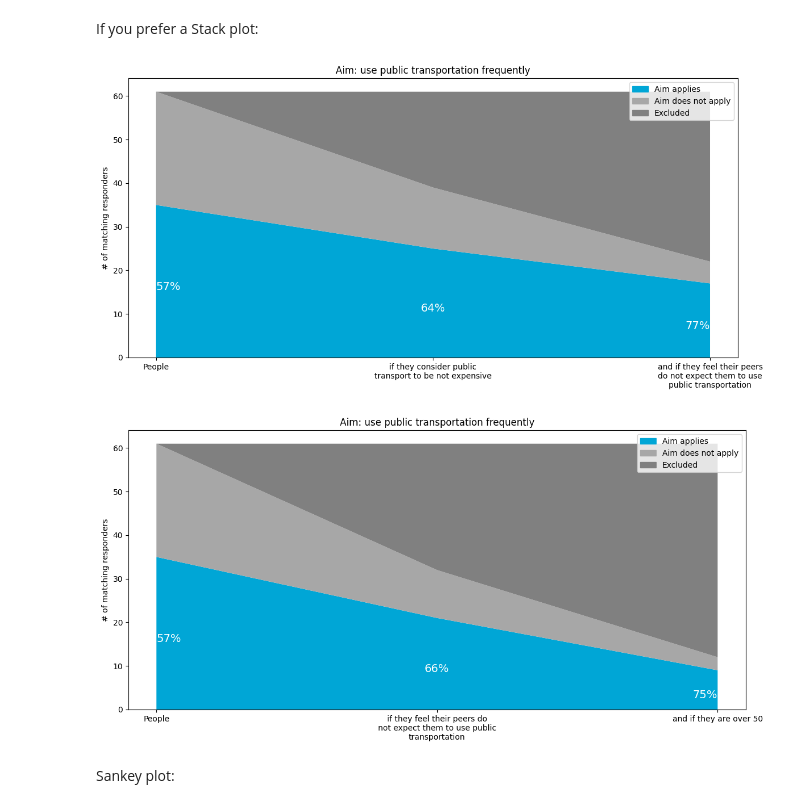
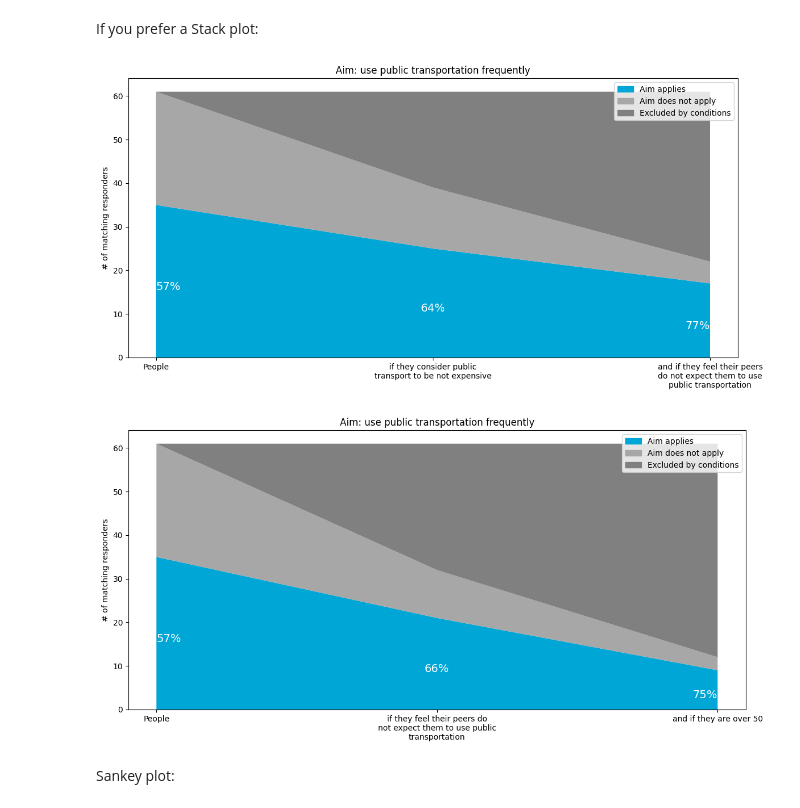
Before and after one commit to GeorgeGitHubbins/MScThesis-Extracting-InformalRules-from-Surveys, a Jupyter notebook: FinalSurveyAnalysisCode/SIREMethod.ipynb, the cells around one changed output. Drawn from its saved outputs; the diff is of its cells as text; code cells hidden in the pictures.

```diff
--- a/FinalSurveyAnalysisCode/SIREMethod.ipynb
+++ b/FinalSurveyAnalysisCode/SIREMethod.ipynb
@@ -640,7 +640,7 @@ for i, row in statement_questions.iterrows():
     # Adding legend
     blue_patch = mpatches.Patch(color='#00a6d6', label='Aim applies')
     grey_patch = mpatches.Patch(color='#a7a7a7', label='Aim does not apply')
-    exc_patch = mpatches.Patch(color='grey', label='Excluded')
+    exc_patch = mpatches.Patch(color='grey', label='Excluded by conditions')
 
     # Stackplot data
     xlabels = [row['Attribute'], row['Condition1'], row['Condition2']]
@@ -654,35 +654,35 @@ for i, row in statement_questions.iterrows():
     excluded_counts = [row['Total_count'] - not_excluded for not_excluded in total_counts]
 
     # Plotting stackplot
     ax.stackplot(xlabels, aim_true_counts, aim_false_counts, excluded_counts, labels=['Aim does not apply', 'Aim applies', 'Excluded'], colors=['#00a6d6', '#a7a7a7', "grey"])
 
     i_ha = 0
     ha = ['left', 'center', 'right']
     # Adding percentages as text
     for attr, total, aim_true in zip(xlabels, total_counts, aim_true_counts):
         ax.text(attr, aim_true/2, f"{aim_true/total*100:.0f}%", color='white', ha=ha[i_ha], va='top', fontsize=14)
         i_ha+=1
 
 
     # Title of each plot
     ax.set_title("Aim: "+row['Aim_resp'])
 
     # Set ticks and labels
     ax.set_ylabel("# of matching responders")
     ax.set_xticks([0, 1, 2])
     wrapped_labels = [textwrap.fill(label, 30) for label in [row['Attribute'], row['Condition1_resp'], "and "+row['Condition2_resp']]]
     ax.set_xticklabels(wrapped_labels, rotation=0)
 
     ax.legend(handles=[blue_patch, grey_patch, exc_patch], loc='upper right')
 
     plt.tight_layout()
     plt.show()
 
     # flows:
     # a
 # %% [output]
-[figure, old version]
+[figure, new version]
-[figure, old version]
+[figure, new version]
 # %% [markdown]
 Sankey plot:
 # %%
```
Also changed, not shown: parts of 1 cell of this notebook, 1 other file.
